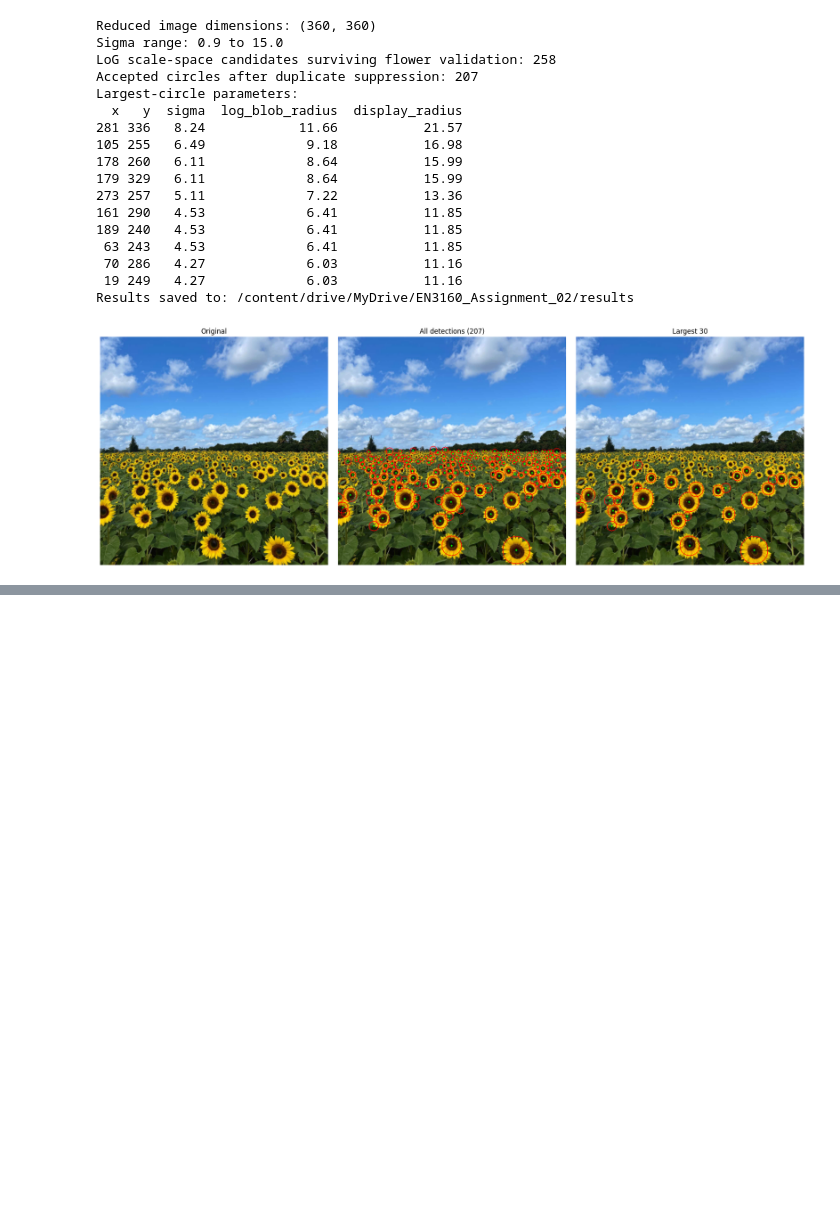
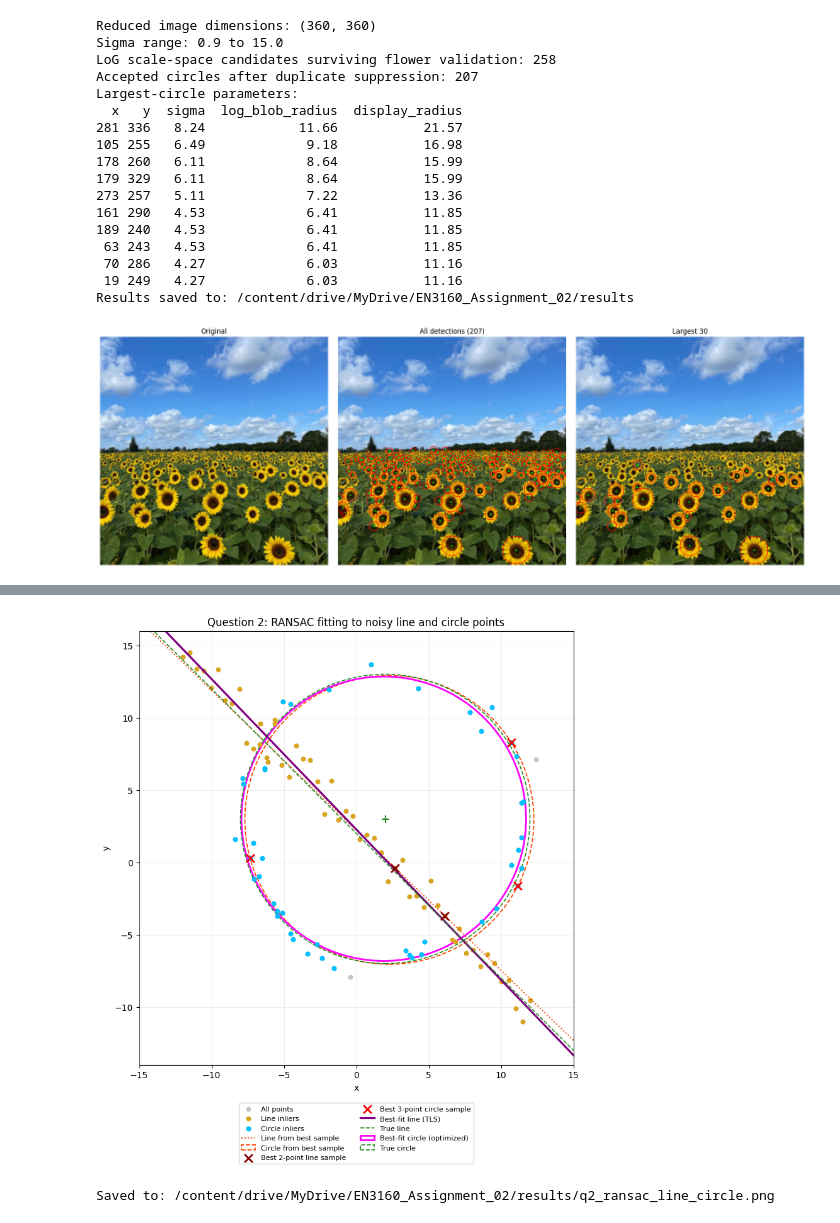
Before and after one commit to Pamodya-Wijesinghe/EN3160-Assignment-2-on-Fitting-and-Alignment, a Jupyter notebook: EN3160_Assignment_02_230727P.ipynb, the cells around one changed output, grey strips where cells are left out. Drawn from its saved outputs; the diff is of its cells as text; code cells hidden in the pictures; blank space fills up the shorter version.

```diff
--- a/EN3160_Assignment_02_230727P.ipynb
+++ b/EN3160_Assignment_02_230727P.ipynb
@@ -158,0 +327,31 @@ Results saved to: /content/drive/MyDrive/EN3160_Assignment_02/results
+# %%
+def plot_line(ax,model,x_limits,**kwargs):
+    a,b,d=model
+    if abs(b)>1e-10:
+        xx=np.array(x_limits)
+        yy=(d-a*xx)/b
+        ax.plot(xx, yy,**kwargs)
+    else:
+        ax.axvline(d/a,**kwargs)
+
+fig,ax=plt.subplots(figsize=(9,9))
+ax.scatter(X[:,0],X[:,1],c='gray',alpha=0.4,s=20,label='All points',zorder=1)
+ax.scatter(X[line['mask'],0],X[line['mask'],1],s=22,c='goldenrod',label='Line inliers',zorder=2)
+ax.scatter(remaining[circle['mask'],0],remaining[circle['mask'],1],s=23,c='deepskyblue',label='Circle inliers',zorder=3)
+plot_line(ax, sample_line(X[line['sample_ids']]), [-15,15], c='orangered', ls=':',lw=1.4, label='Line from best sample')
+ax.add_patch(plt.Circle(circle['sample_model'][:2], circle['sample_model'][2],fill=False,ec='orangered',ls='--',lw=1.3,label='Circle from best sample'))
+ax.scatter(X[line['sample_ids'],0],X[line['sample_ids'],1], marker='x',s=85,c='darkred',lw=2,label='Best 2-point line sample', zorder=5)
+ax.scatter(remaining[circle['sample_ids'],0],remaining[circle['sample_ids'],1],marker='x',s=85,c='red',lw=2,label='Best 3-point circle sample',zorder=5)
+plot_line(ax,line['model'],[-15,15],c='purple',lw=2.3,label='Best-fit line (TLS)')
+plot_line(ax,(1/np.sqrt(2),1/np.sqrt(2),2/np.sqrt(2)),[-15,15],c='forestgreen',ls='--',lw=1.2,label='True line')
+ax.add_patch(plt.Circle(circle['model'][:2],circle['model'][2],fill=False,ec='magenta',lw=2,label='Best-fit circle (optimized)'))
+ax.add_patch(plt.Circle(center_gt,r_gt,fill=False,ec='forestgreen',ls='--',lw=1.2,label='True circle'))
+ax.scatter(*center_gt,marker='+',c='forestgreen',s=65)
+ax.set_xlim(-15,15);ax.set_ylim(-14,16);ax.set_aspect('equal',adjustable='box');ax.grid(alpha=0.2);ax.set_xlabel('x');ax.set_ylabel('y');ax.set_title('Question 2: RANSAC fitting to noisy line and circle points')
+ax.legend(loc='upper center', bbox_to_anchor=(0.5, -0.08), fontsize=8, ncol=2)
+fig.tight_layout();fig.savefig(results_dir / 'q2_ransac_line_circle.png', dpi=200, bbox_inches='tight')
+plt.show()
+print('Saved to:', results_dir / 'q2_ransac_line_circle.png')
+# %% [output]
+[figure, added]
+Saved to: /content/drive/MyDrive/EN3160_Assignment_02/results/q2_ransac_line_circle.png
```
Also changed, not shown: parts of 7 cells of this notebook.
